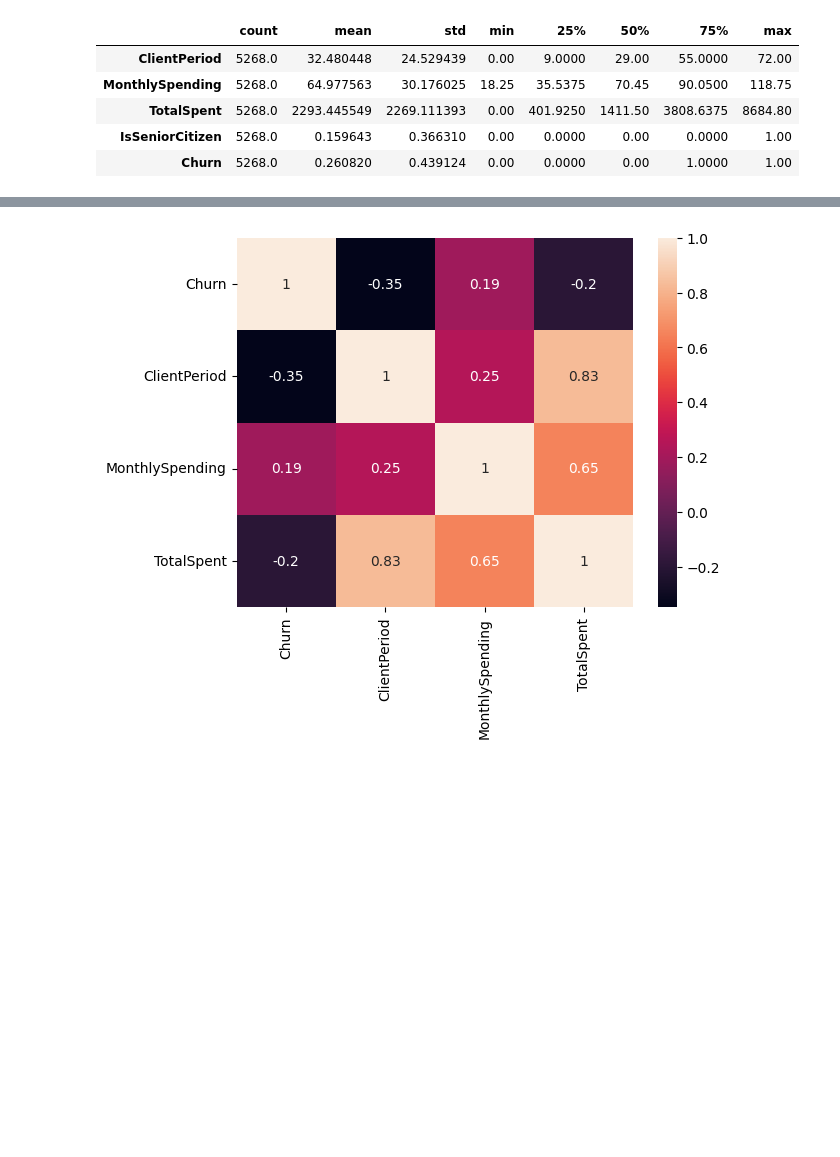
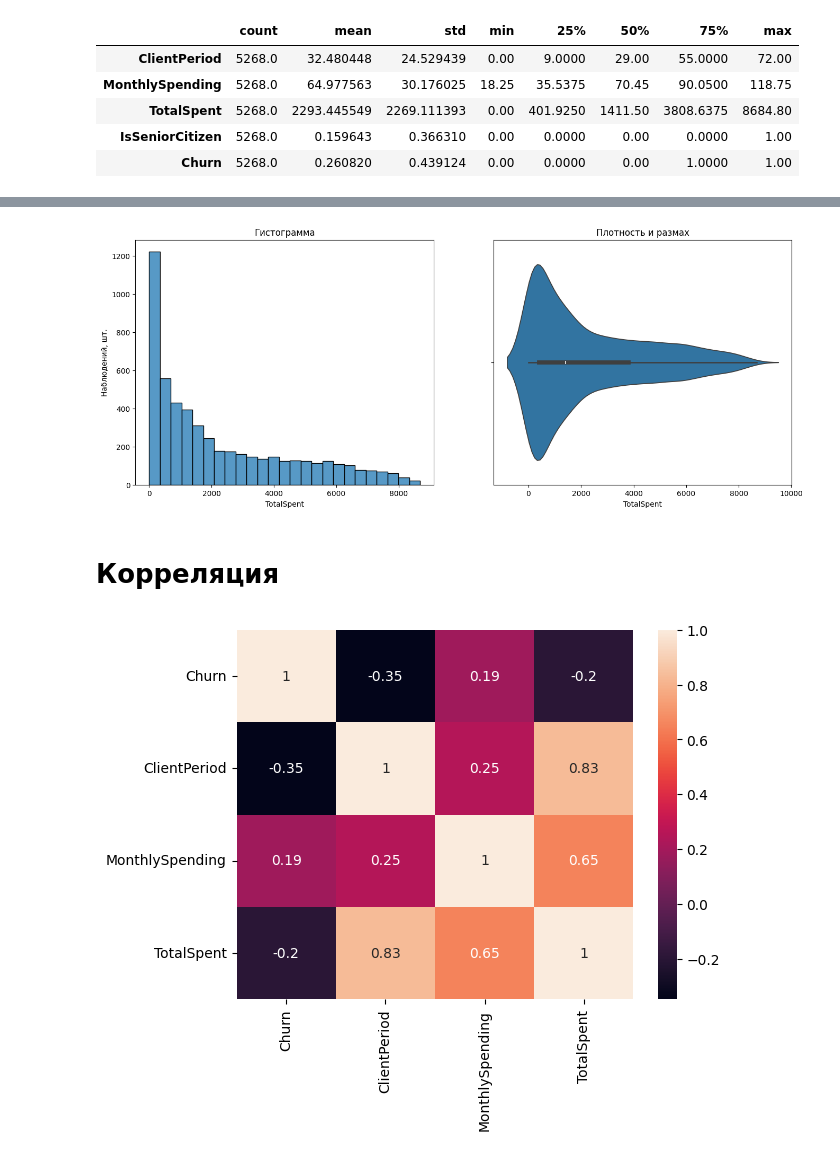
Before and after one commit to Paul-the-human/user_churn, a Jupyter notebook: user_churn.ipynb, the cells around one changed output, grey strips where cells are left out. Saved outputs shown, nothing was run; the diff lists cells and outputs as text; code cells hidden in the pictures; blank space fills up the shorter version.

```diff
--- a/user_churn.ipynb
+++ b/user_churn.ipynb
@@ -153,3 +152,9 @@ Sex, HasPhoneService никак не влияют.
+# %%
+eda_visualize(df["TotalSpent"])
+# %% [output]
+[figure, added]
+# %% [markdown]
+# Корреляция
 # %%
 sns.heatmap(df[["Churn", "ClientPeriod", "MonthlySpending", "TotalSpent"]].corr(), annot=True);
 # %% [output]
```
Also changed, not shown: parts of 73 cells of this notebook.
